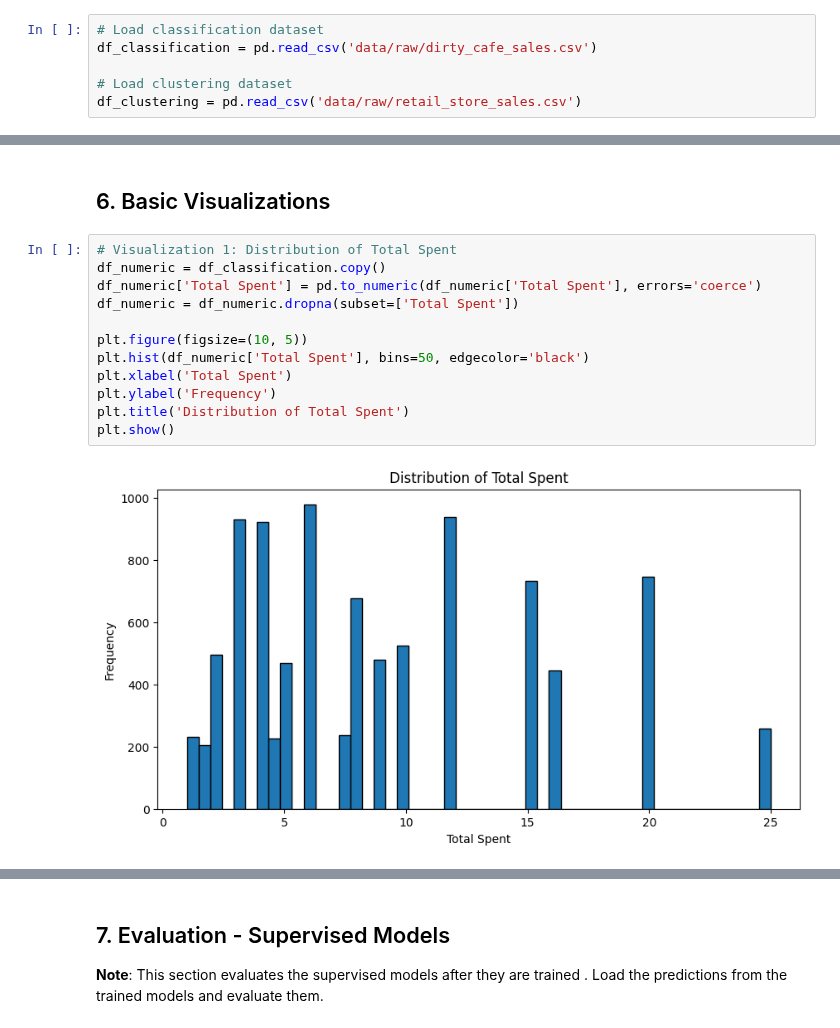
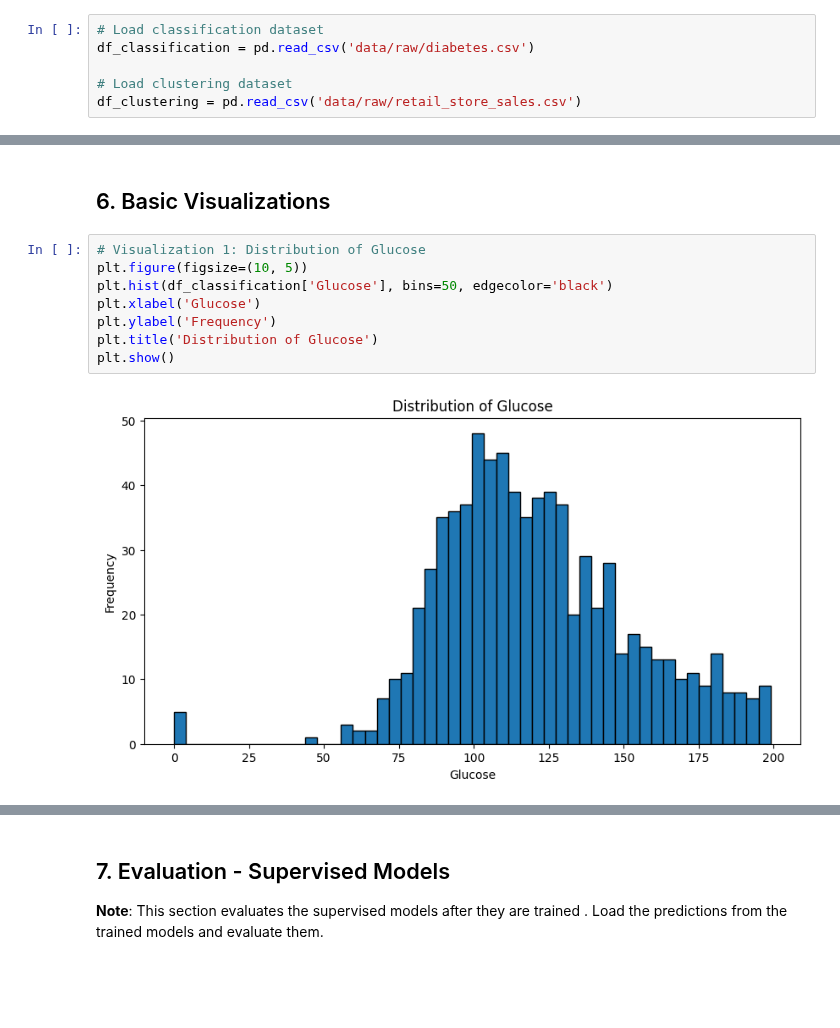
Before and after one commit to alberehap/Project-ML, a Jupyter notebook: 01_data_overview.ipynb, the cells around one changed output, grey strips where cells are left out. Cells and saved outputs as stored; diff of their text form; blank space fills up the shorter version.

```diff
--- a/01_data_overview.ipynb
+++ b/01_data_overview.ipynb
@@ -25,7 +25,7 @@ pd.set_option('mode.chained_assignment', None)
 ## 2. Load Raw Dataset
 # %%
 # Load classification dataset
-df_classification = pd.read_csv('data/raw/dirty_cafe_sales.csv')
+df_classification = pd.read_csv('data/raw/diabetes.csv')
 
 # Load clustering dataset
 df_clustering = pd.read_csv('data/raw/retail_store_sales.csv')
@@ -91,17 +85,13 @@ Percentage of duplicates: 0.00%
 # %% [markdown]
 ## 6. Basic Visualizations
 # %%
-# Visualization 1: Distribution of Total Spent
-df_numeric = df_classification.copy()
-df_numeric['Total Spent'] = pd.to_numeric(df_numeric['Total Spent'], errors='coerce')
-df_numeric = df_numeric.dropna(subset=['Total Spent'])
-
+# Visualization 1: Distribution of Glucose
 plt.figure(figsize=(10, 5))
-plt.hist(df_numeric['Total Spent'], bins=50, edgecolor='black')
-plt.xlabel('Total Spent')
+plt.hist(df_classification['Glucose'], bins=50, edgecolor='black')
+plt.xlabel('Glucose')
 plt.ylabel('Frequency')
-plt.title('Distribution of Total Spent')
+plt.title('Distribution of Glucose')
 plt.show()
 # %% [output]
-[figure, old version]
+[figure, new version]
 # %%
```
Also changed, not shown: parts of 7 cells of this notebook, 13 other files.
